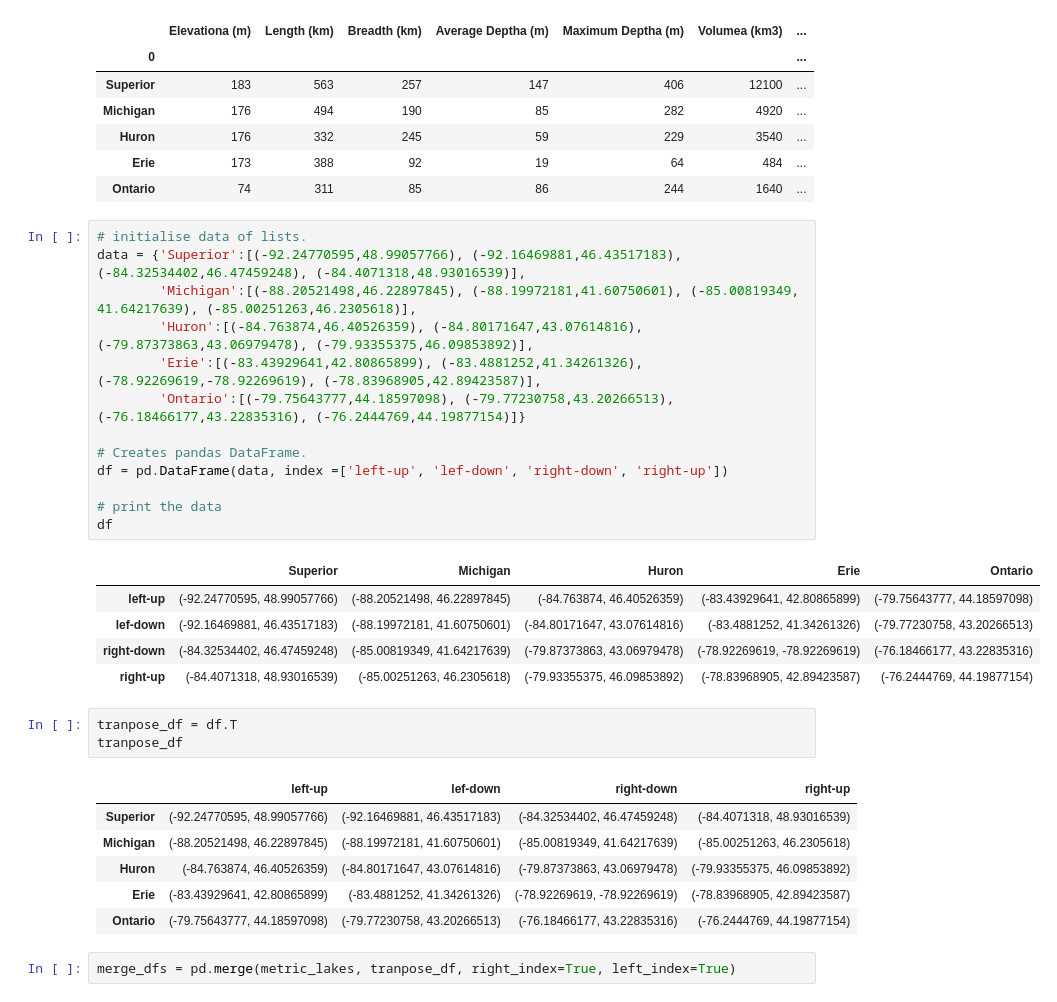
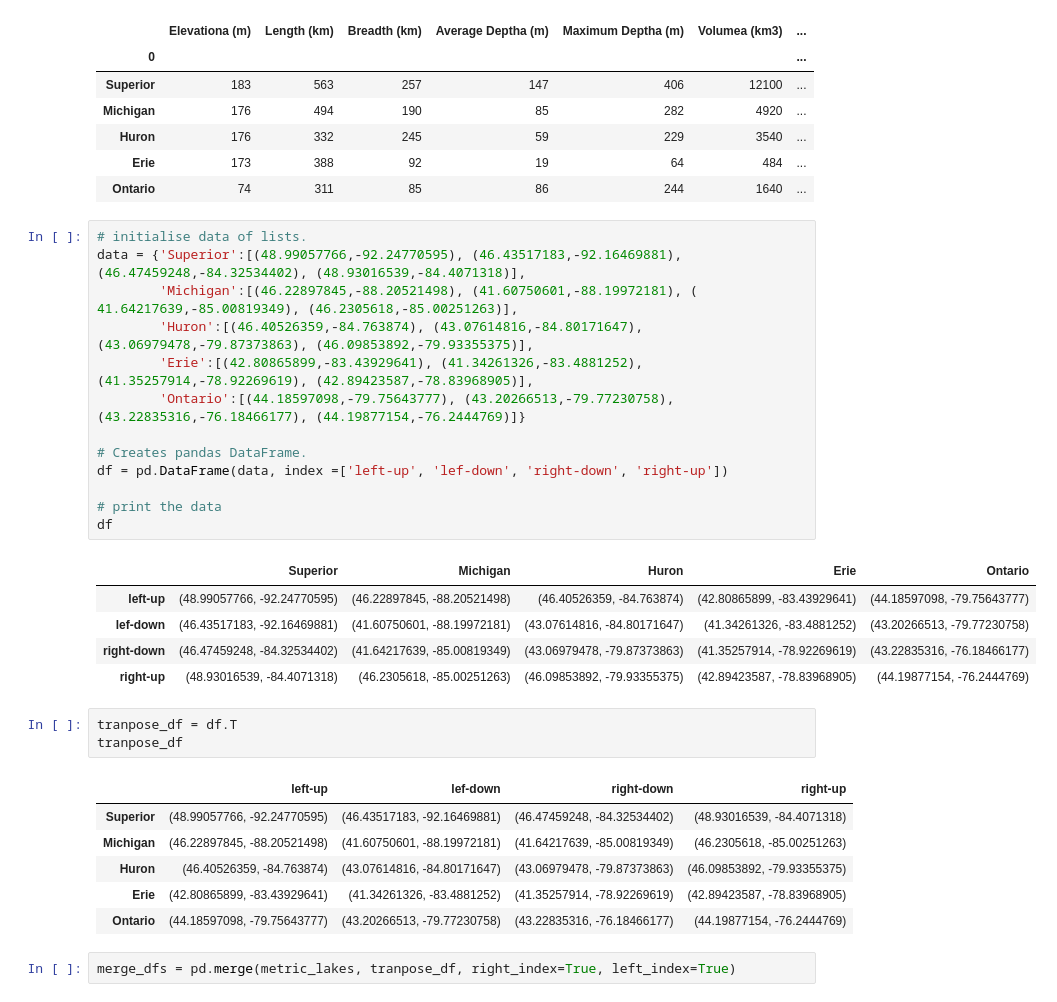
Before and after one commit to JansenKat/SMMBBGKJ-TTH-Prj1, a Jupyter notebook: notebooks/lake_stats.ipynb, the cells around one changed output. Saved outputs shown, nothing was run; the diff lists cells and outputs as text.

```diff
--- a/notebooks/lake_stats.ipynb
+++ b/notebooks/lake_stats.ipynb
@@ -56,33 +56,33 @@ metric_lakes
 | Ontario | 74 | 311 | 85 | 86 | 244 | 1640 | ... |
 # %%
 # initialise data of lists.
-data = {'Superior':[(-92.24770595,48.99057766), (-92.16469881,46.43517183), (-84.32534402,46.47459248), (-84.4071318,48.93016539)],
-        'Michigan':[(-88.20521498,46.22897845), (-88.19972181,41.60750601), (-85.00819349, 41.64217639), (-85.00251263,46.2305618)],
-        'Huron':[(-84.763874,46.40526359), (-84.80171647,43.07614816), (-79.87373863,43.06979478), (-79.93355375,46.09853892)],
-        'Erie':[(-83.43929641,42.80865899), (-83.4881252,41.34261326),(-78.92269619,-78.92269619), (-78.83968905,42.89423587)],
-        'Ontario':[(-79.75643777,44.18597098), (-79.77230758,43.20266513), (-76.18466177,43.22835316), (-76.2444769,44.19877154)]}
+data = {'Superior':[(48.99057766,-92.24770595), (46.43517183,-92.16469881), (46.47459248,-84.32534402), (48.93016539,-84.4071318)],
+        'Michigan':[(46.22897845,-88.20521498), (41.60750601,-88.19972181), ( 41.64217639,-85.00819349), (46.2305618,-85.00251263)],
+        'Huron':[(46.40526359,-84.763874), (43.07614816,-84.80171647), (43.06979478,-79.87373863), (46.09853892,-79.93355375)],
+        'Erie':[(42.80865899,-83.43929641), (41.34261326,-83.4881252),(41.35257914,-78.92269619), (42.89423587,-78.83968905)],
+        'Ontario':[(44.18597098,-79.75643777), (43.20266513,-79.77230758), (43.22835316,-76.18466177), (44.19877154,-76.2444769)]}
 
 # Creates pandas DataFrame.
 df = pd.DataFrame(data, index =['left-up', 'lef-down', 'right-down', 'right-up'])
 
 # print the data
 df
 # %% [output]
 |  | Superior | Michigan | Huron | Erie | Ontario |
-| left-up | (-92.24770595, 48.99057766) | (-88.20521498, 46.22897845) | (-84.763874, 46.40526359) | (-83.43929641, 42.80865899) | (-79.75643777, 44.18597098) |
-| lef-down | (-92.16469881, 46.43517183) | (-88.19972181, 41.60750601) | (-84.80171647, 43.07614816) | (-83.4881252, 41.34261326) | (-79.77230758, 43.20266513) |
-| right-down | (-84.32534402, 46.47459248) | (-85.00819349, 41.64217639) | (-79.87373863, 43.06979478) | (-78.92269619, -78.92269619) | (-76.18466177, 43.22835316) |
-| right-up | (-84.4071318, 48.93016539) | (-85.00251263, 46.2305618) | (-79.93355375, 46.09853892) | (-78.83968905, 42.89423587) | (-76.2444769, 44.19877154) |
+| left-up | (48.99057766, -92.24770595) | (46.22897845, -88.20521498) | (46.40526359, -84.763874) | (42.80865899, -83.43929641) | (44.18597098, -79.75643777) |
+| lef-down | (46.43517183, -92.16469881) | (41.60750601, -88.19972181) | (43.07614816, -84.80171647) | (41.34261326, -83.4881252) | (43.20266513, -79.77230758) |
+| right-down | (46.47459248, -84.32534402) | (41.64217639, -85.00819349) | (43.06979478, -79.87373863) | (41.35257914, -78.92269619) | (43.22835316, -76.18466177) |
+| right-up | (48.93016539, -84.4071318) | (46.2305618, -85.00251263) | (46.09853892, -79.93355375) | (42.89423587, -78.83968905) | (44.19877154, -76.2444769) |
 # %%
 tranpose_df = df.T
 tranpose_df
 # %% [output]
 |  | left-up | lef-down | right-down | right-up |
-| Superior | (-92.24770595, 48.99057766) | (-92.16469881, 46.43517183) | (-84.32534402, 46.47459248) | (-84.4071318, 48.93016539) |
-| Michigan | (-88.20521498, 46.22897845) | (-88.19972181, 41.60750601) | (-85.00819349, 41.64217639) | (-85.00251263, 46.2305618) |
-| Huron | (-84.763874, 46.40526359) | (-84.80171647, 43.07614816) | (-79.87373863, 43.06979478) | (-79.93355375, 46.09853892) |
-| Erie | (-83.43929641, 42.80865899) | (-83.4881252, 41.34261326) | (-78.92269619, -78.92269619) | (-78.83968905, 42.89423587) |
-| Ontario | (-79.75643777, 44.18597098) | (-79.77230758, 43.20266513) | (-76.18466177, 43.22835316) | (-76.2444769, 44.19877154) |
+| Superior | (48.99057766, -92.24770595) | (46.43517183, -92.16469881) | (46.47459248, -84.32534402) | (48.93016539, -84.4071318) |
+| Michigan | (46.22897845, -88.20521498) | (41.60750601, -88.19972181) | (41.64217639, -85.00819349) | (46.2305618, -85.00251263) |
+| Huron | (46.40526359, -84.763874) | (43.07614816, -84.80171647) | (43.06979478, -79.87373863) | (46.09853892, -79.93355375) |
+| Erie | (42.80865899, -83.43929641) | (41.34261326, -83.4881252) | (41.35257914, -78.92269619) | (42.89423587, -78.83968905) |
+| Ontario | (44.18597098, -79.75643777) | (43.20266513, -79.77230758) | (43.22835316, -76.18466177) | (44.19877154, -76.2444769) |
 # %%
 merge_dfs = pd.merge(metric_lakes, tranpose_df, right_index=True, left_index=True)
 # %%
```
